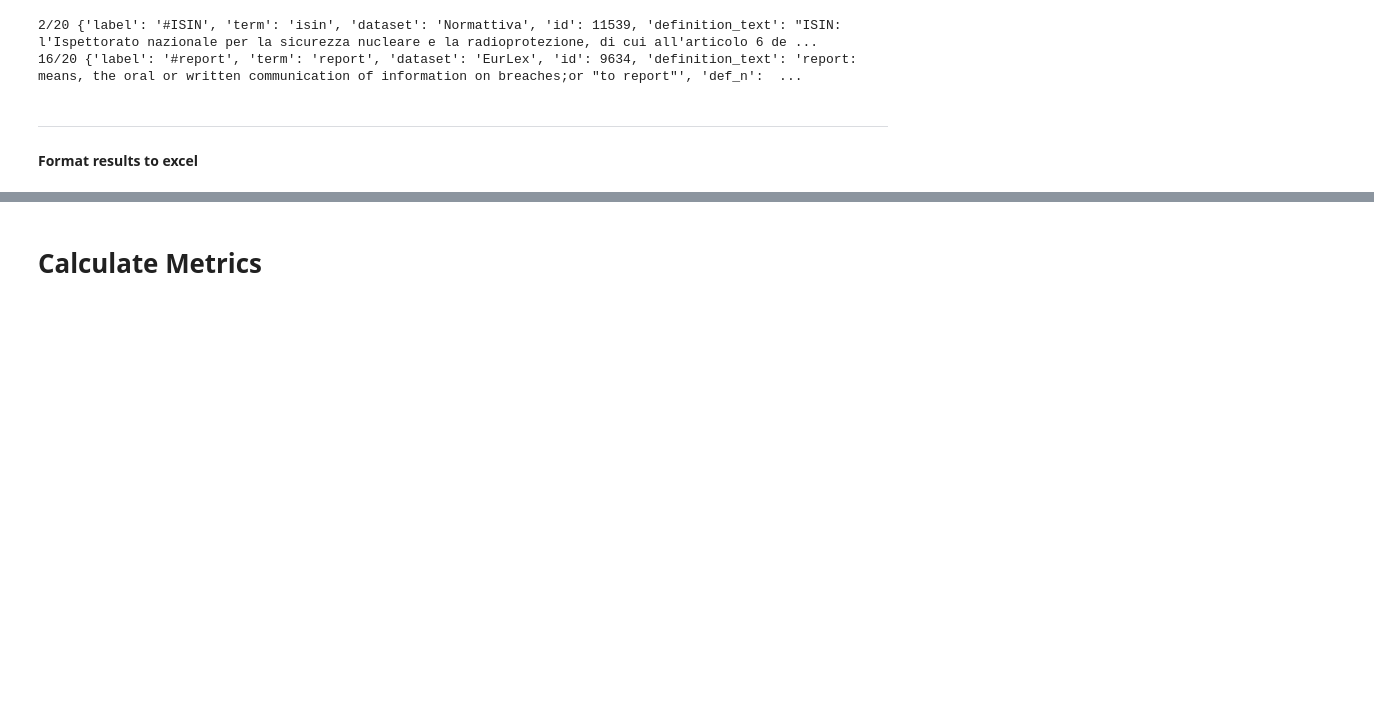
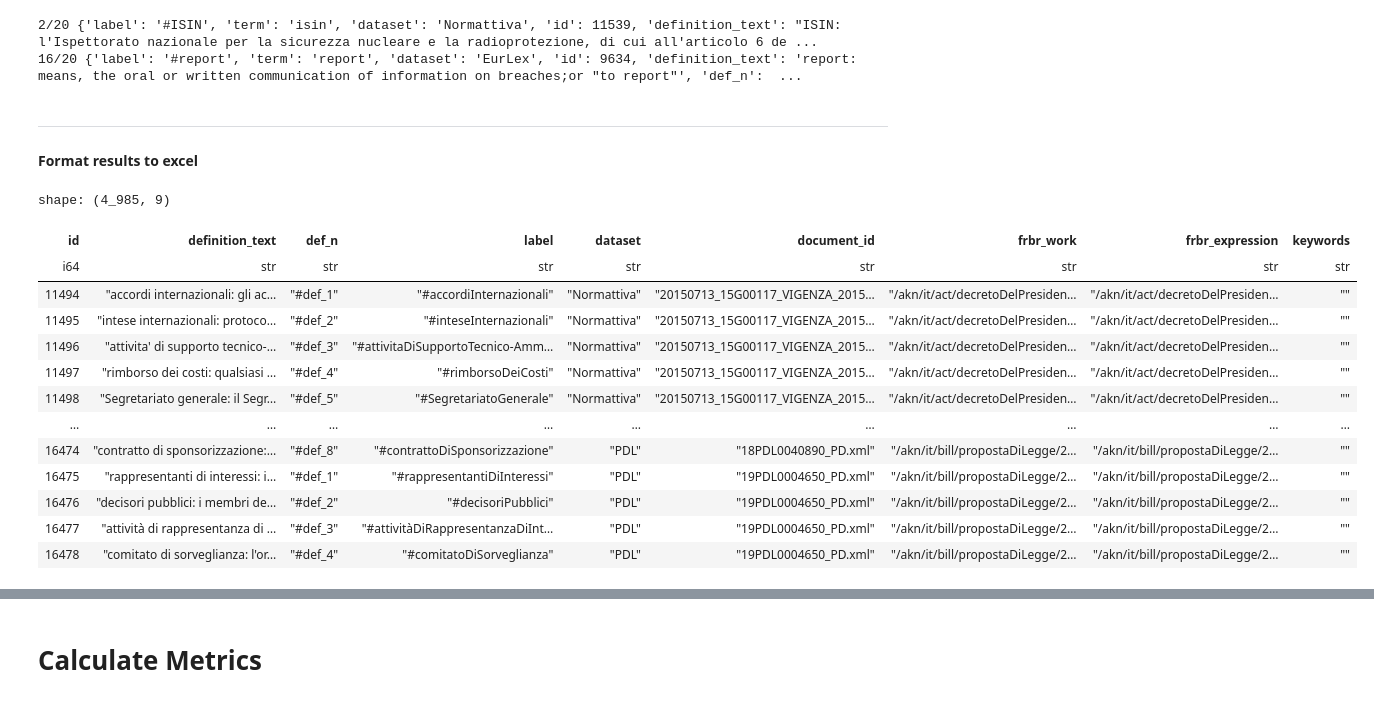
Before and after one commit to leonardozilli/LegislativeDefinitionsAgent, a Jupyter notebook: evaluation/evaluation.ipynb, the cells around one changed output, grey strips where cells are left out. Cells and saved outputs as stored; diff of their text form; code cells hidden in the pictures; blank space fills up the shorter version.

```diff
--- a/evaluation/evaluation.ipynb
+++ b/evaluation/evaluation.ipynb
@@ -597,0 +649,18 @@ parse_definitions_to_df(results).to_pandas().to_excel(f'{model}_{dataset_name}_{
+# %%
+italian_df = pl.read_csv('../data/definitions_corpus/definitions.csv').filter(pl.col('dataset') != 'EurLex')
+italian_df
+# %% [output]
+shape: (4_985, 9)
+| id | definition_text | def_n | label | dataset | document_id | frbr_work | frbr_expression | keywords |
+| i64 | str | str | str | str | str | str | str | str |
+| 11494 | "accordi internazionali: gli ac… | "#def_1" | "#accordiInternazionali" | "Normattiva" | "20150713_15G00117_VIGENZA_2015… | "/akn/it/act/decretoDelPresiden… | "/akn/it/act/decretoDelPresiden… | "" |
+| 11495 | "intese internazionali: protoco… | "#def_2" | "#inteseInternazionali" | "Normattiva" | "20150713_15G00117_VIGENZA_2015… | "/akn/it/act/decretoDelPresiden… | "/akn/it/act/decretoDelPresiden… | "" |
+| 11496 | "attivita' di supporto tecnico-… | "#def_3" | "#attivitaDiSupportoTecnico-Amm… | "Normattiva" | "20150713_15G00117_VIGENZA_2015… | "/akn/it/act/decretoDelPresiden… | "/akn/it/act/decretoDelPresiden… | "" |
+| 11497 | "rimborso dei costi: qualsiasi … | "#def_4" | "#rimborsoDeiCosti" | "Normattiva" | "20150713_15G00117_VIGENZA_2015… | "/akn/it/act/decretoDelPresiden… | "/akn/it/act/decretoDelPresiden… | "" |
+| 11498 | "Segretariato generale: il Segr… | "#def_5" | "#SegretariatoGenerale" | "Normattiva" | "20150713_15G00117_VIGENZA_2015… | "/akn/it/act/decretoDelPresiden… | "/akn/it/act/decretoDelPresiden… | "" |
+| … | … | … | … | … | … | … | … | … |
+| 16474 | "contratto di sponsorizzazione:… | "#def_8" | "#contrattoDiSponsorizzazione" | "PDL" | "18PDL0040890_PD.xml" | "/akn/it/bill/propostaDiLegge/2… | "/akn/it/bill/propostaDiLegge/2… | "" |
+| 16475 | "rappresentanti di interessi: i… | "#def_1" | "#rappresentantiDiInteressi" | "PDL" | "19PDL0004650_PD.xml" | "/akn/it/bill/propostaDiLegge/2… | "/akn/it/bill/propostaDiLegge/2… | "" |
+| 16476 | "decisori pubblici: i membri de… | "#def_2" | "#decisoriPubblici" | "PDL" | "19PDL0004650_PD.xml" | "/akn/it/bill/propostaDiLegge/2… | "/akn/it/bill/propostaDiLegge/2… | "" |
+| 16477 | "attività di rappresentanza di … | "#def_3" | "#attivitàDiRappresentanzaDiInt… | "PDL" | "19PDL0004650_PD.xml" | "/akn/it/bill/propostaDiLegge/2… | "/akn/it/bill/propostaDiLegge/2… | "" |
+| 16478 | "comitato di sorveglianza: l'or… | "#def_4" | "#comitatoDiSorveglianza" | "PDL" | "19PDL0004650_PD.xml" | "/akn/it/bill/propostaDiLegge/2… | "/akn/it/bill/propostaDiLegge/2… | "" |
```
Also changed, not shown: parts of 13 cells of this notebook, 3 other files.
